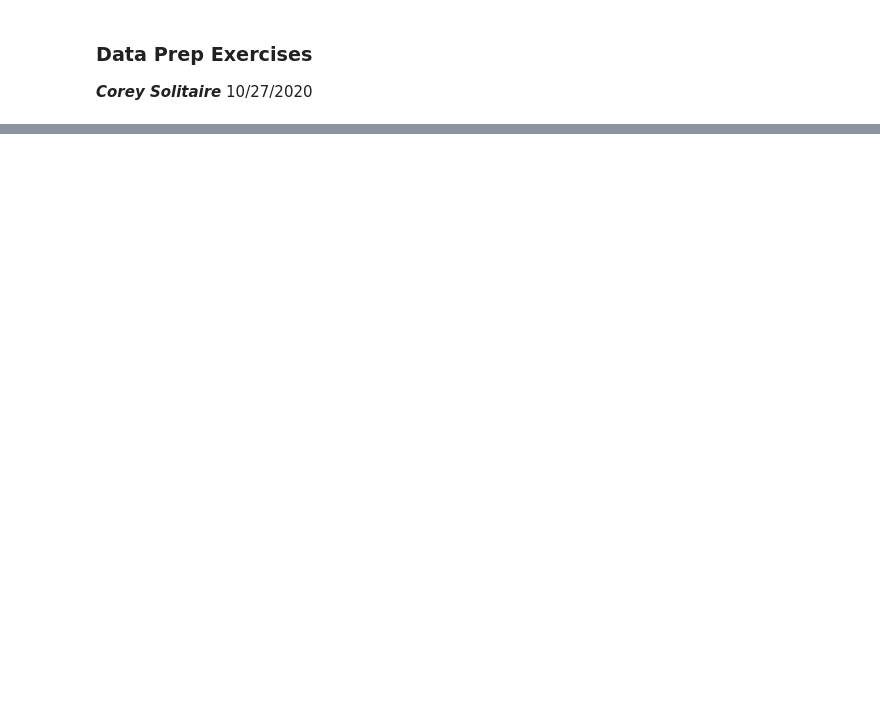
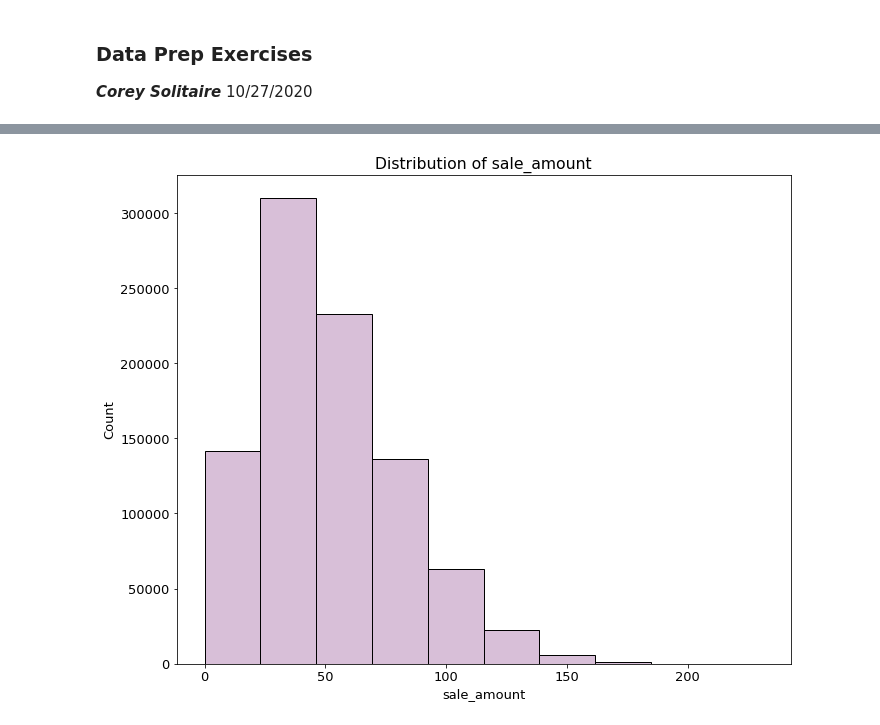
Before and after one commit to CSolitaire/time-series-exercises, a Jupyter notebook: data-prep-exercises.ipynb, the cells around one changed output, grey strips where cells are left out. Saved outputs shown, nothing was run; the diff lists cells and outputs as text; code cells hidden in the pictures; blank space fills up the shorter version.

```diff
--- a/data-prep-exercises.ipynb
+++ b/data-prep-exercises.ipynb
@@ -100,0 +57,19 @@ Index(['item', 'sale_amount', 'sale_date', 'sale_id', 'store', 'store_address',
+# %%
+ def hist_plot(df, col, unit_label='', bins=10):
+
+        """
+        This function takes in a DataFrame,
+        a string for column name or list,
+        a string for unit label, default empty,
+        and an integer for number of bins, default 10, and
+        displays the distribution of the column.
+        """
+        plt.hist(df[col], bins=bins, color='thistle', ec='black')
+        plt.title('Distribution of ' + col)
+        plt.xlabel(unit_label)
+        plt.ylabel('Count')
+        plt.show()
+# %%
+hist_plot(df, 'sale_amount', unit_label= 'sale_amount')
+# %% [output]
+[figure, added]
```
Also changed, not shown: parts of 27 cells of this notebook.
